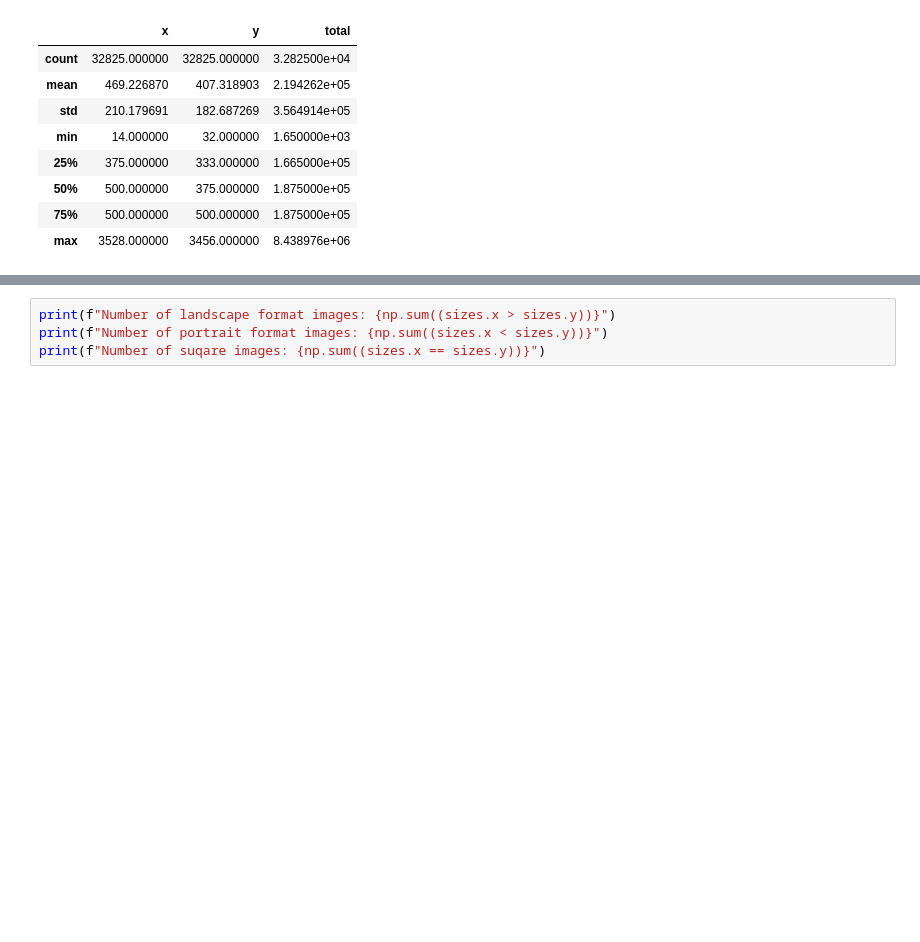
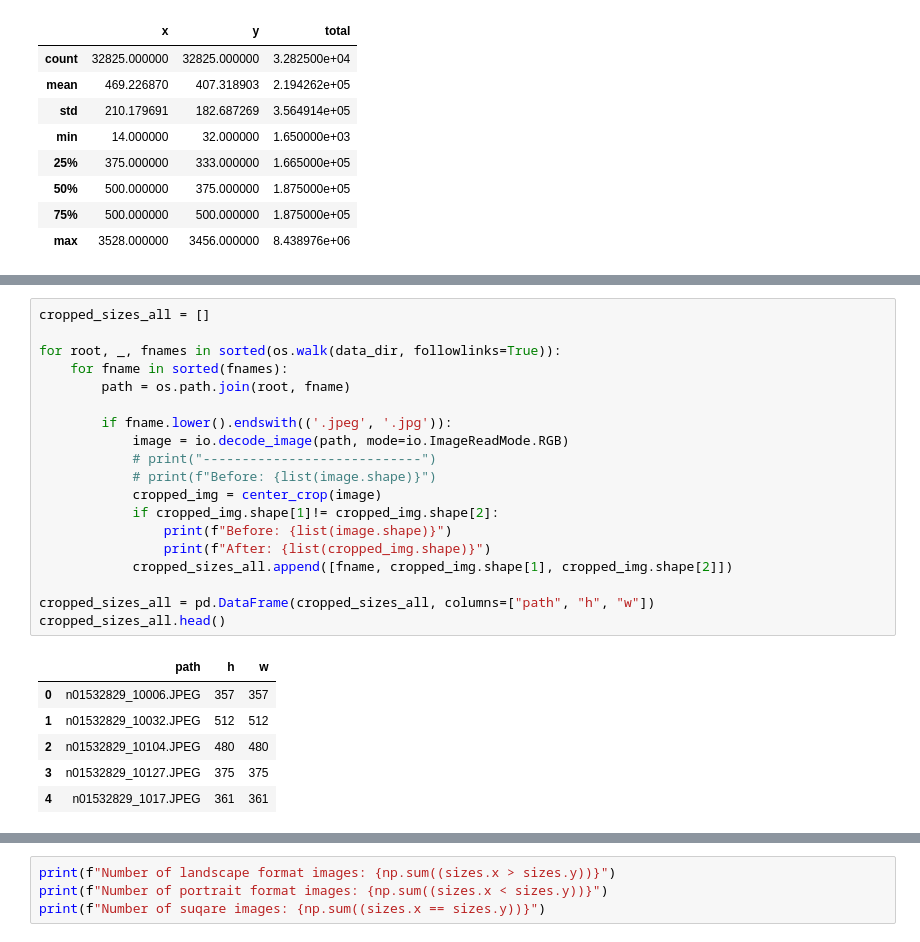
Before and after one commit to eboesch/AcousticDiffusers, a Jupyter notebook: DataExploration.ipynb, the cells around one changed output, grey strips where cells are left out. Cells and saved outputs as stored; diff of their text form; blank space fills up the shorter version.

```diff
--- a/DataExploration.ipynb
+++ b/DataExploration.ipynb
@@ -175,0 +186,26 @@ sizes.describe()
+# %%
+cropped_sizes_all = []
+
+for root, _, fnames in sorted(os.walk(data_dir, followlinks=True)):
+    for fname in sorted(fnames):
+        path = os.path.join(root, fname)
+
+        if fname.lower().endswith(('.jpeg', '.jpg')):
+            image = io.decode_image(path, mode=io.ImageReadMode.RGB)
+            # print("----------------------------")
+            # print(f"Before: {list(image.shape)}")
+            cropped_img = center_crop(image)
+            if cropped_img.shape[1]!= cropped_img.shape[2]:
+                print(f"Before: {list(image.shape)}")
+                print(f"After: {list(cropped_img.shape)}")
+            cropped_sizes_all.append([fname, cropped_img.shape[1], cropped_img.shape[2]])
+
+cropped_sizes_all = pd.DataFrame(cropped_sizes_all, columns=["path", "h", "w"])
+cropped_sizes_all.head()
+# %% [output]
+|  | path | h | w |
+| 0 | n01532829_10006.JPEG | 357 | 357 |
+| 1 | n01532829_10032.JPEG | 512 | 512 |
+| 2 | n01532829_10104.JPEG | 480 | 480 |
+| 3 | n01532829_10127.JPEG | 375 | 375 |
+| 4 | n01532829_1017.JPEG | 361 | 361 |
```
Also changed, not shown: parts of 3 cells of this notebook.
